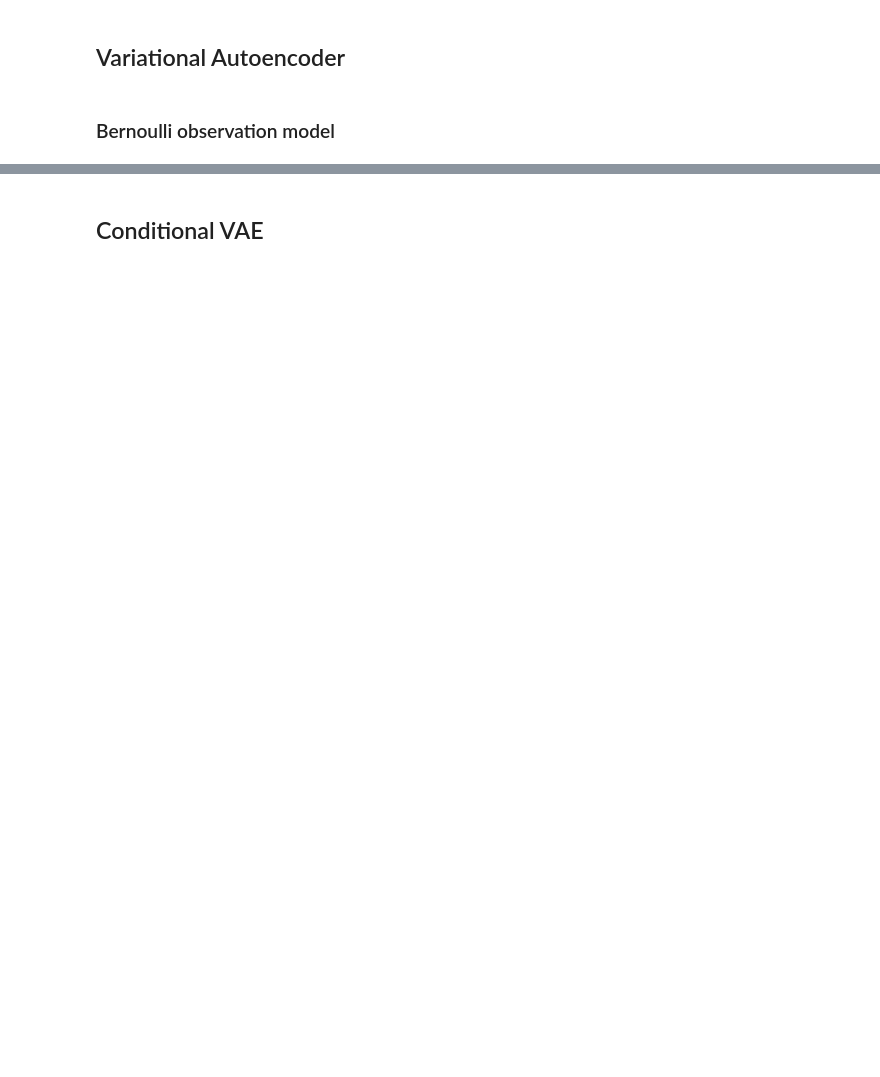
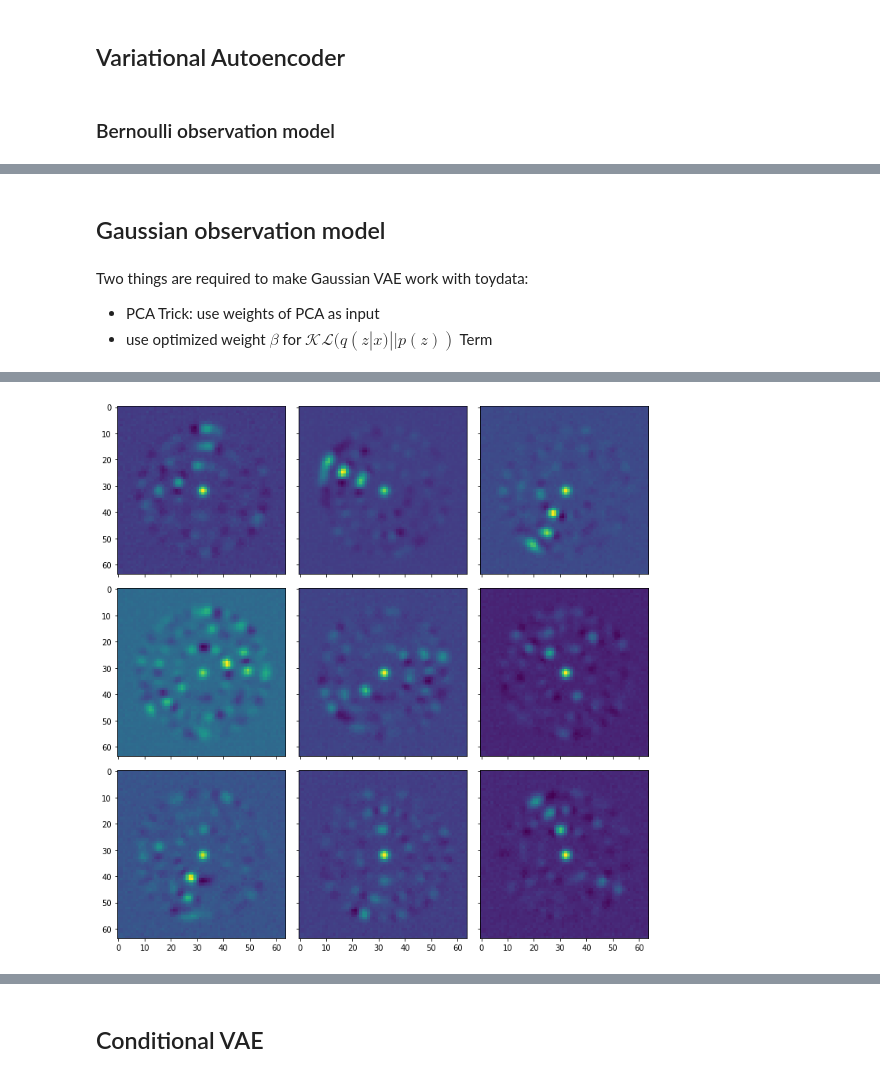
Before and after one commit to Lapu-Lapu/deep-lvm-pose-tracking, a Jupyter notebook: notebooks/toy_data.ipynb, the cells around one changed output, grey strips where cells are left out. Saved outputs shown, nothing was run; the diff lists cells and outputs as text; code cells hidden in the pictures; blank space fills up the shorter version.

```diff
--- a/notebooks/toy_data.ipynb
+++ b/notebooks/toy_data.ipynb
@@ -293,14 +317,15 @@ nu.plot_reconstruction(recon, test_img)
 # %% [markdown]
 ### Bernoulli observation model
 # %%
-latent_dim = 8
-hidden = 283
-beta = 0.89
+# These parameters are not optimized yet
+latent_dim = 3
+hidden = 600
+beta = 1
 
 model = VAE(input_dim=D, latent_dim=latent_dim,
             hidden=hidden).to(device)
 
-loss_func = partial(v.joint_loss, likelihood='bernoulli')
-val_loss = fit(model, reduced_dataloader, epochs=3, device=device, beta=beta, stop_crit=0)
+loss_func = partial(v.loss_function, likelihood='bernoulli')
+val_loss = fit(model, dataloader, epochs=3, device=device, beta=beta, stop_crit=0, plotter=plotter)
 # %% [output]
 [interactive output not drawn]
@@ -394,0 +402,47 @@ HTML(vids[2])
+# %% [markdown]
+## Gaussian observation model
+# %% [markdown]
+Two things are required to make Gaussian VAE work with toydata:
+
+- PCA Trick: use weights of PCA as input
+- use optimized weight $\beta$ for $\mathcal{KL}(q(z|x) || p(z))$ Term
+# %%
+# following parameters have been found by GPyOpt for Gaussian VAE:
+latent_dim = 8
+hidden = 283
+beta = 0.89
+pca_dim = 525
+
+continue_training = False
+if continue_training:
+    model.to(device)
+else:
+    model = VAE(input_dim=D, latent_dim=latent_dim, pre_dim=pca_dim,
+                hidden=hidden, likelihood='normal').to(device)
+
+
+# optimizer = torch.optim.Adam(model.parameters(), lr=1e-3)
+# loss_func = partial(v.loss_function, beta=1, likelihood=model.likelihood)
+loss_func = v.joint_loss
+
+# model.to(device)
+save_weights = False
+weight_fn = 'gaussianVAEweights.pt' if save_weights else None
+
+# N = 15000
+dataloader = {'train': DataLoader(Subset(h, np.random.choice(range(len(h)), size=N)), num_workers=4,
+                                 drop_last=True, batch_size=batch_size),
+              'val': DataLoader(Subset(h_val, np.random.choice(range(len(h_val)), size=N//40)),
+                               drop_last=True, batch_size=batch_size),
+              'pretrain': DataLoader(Subset(h, np.random.choice(range(len(h_val)), size=N)),
+                               drop_last=True, batch_size=batch_size)
+             }
+# reduced_dataloader['pretrain'] = DataLoader(torch.utils.data.Subset(h_val, np.random.choice(range(len(h_val)), size=1024)),
+#                            drop_last=True, batch_size=batch_size)
+
+val_loss = fit(model, dataloader, device=device,
+                epochs=3, loss_func=v.joint_loss, weight_fn=weight_fn,
+                plotter=plotter, stop_crit=0, beta=beta)
+
+plot_sample_grid(nu.draw_samples(model))
+# %% [output]
@@ -394,0 +460 @@ HTML(vids[2])
+[figure, added]
```
Also changed, not shown: parts of 48 cells of this notebook, 1 other file.
